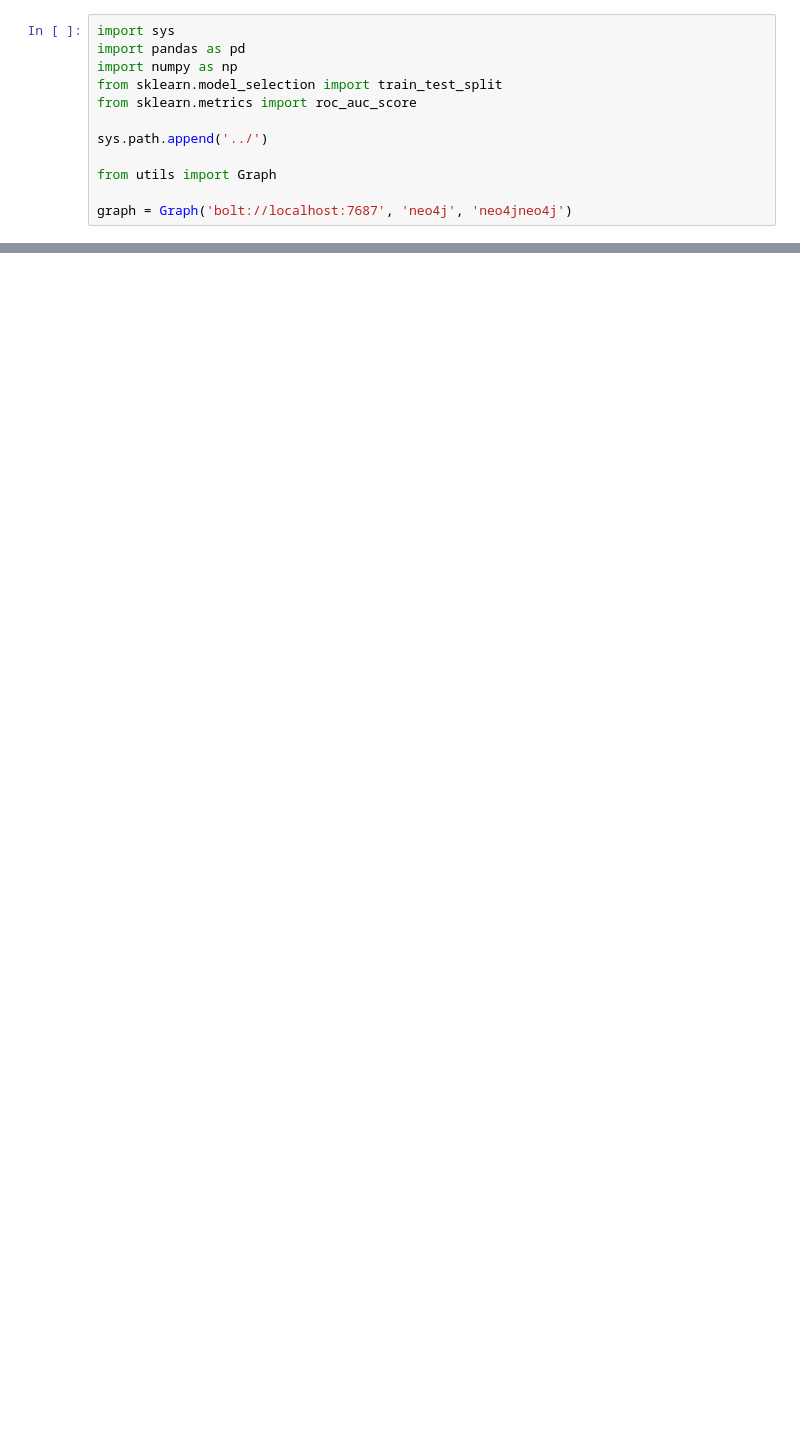
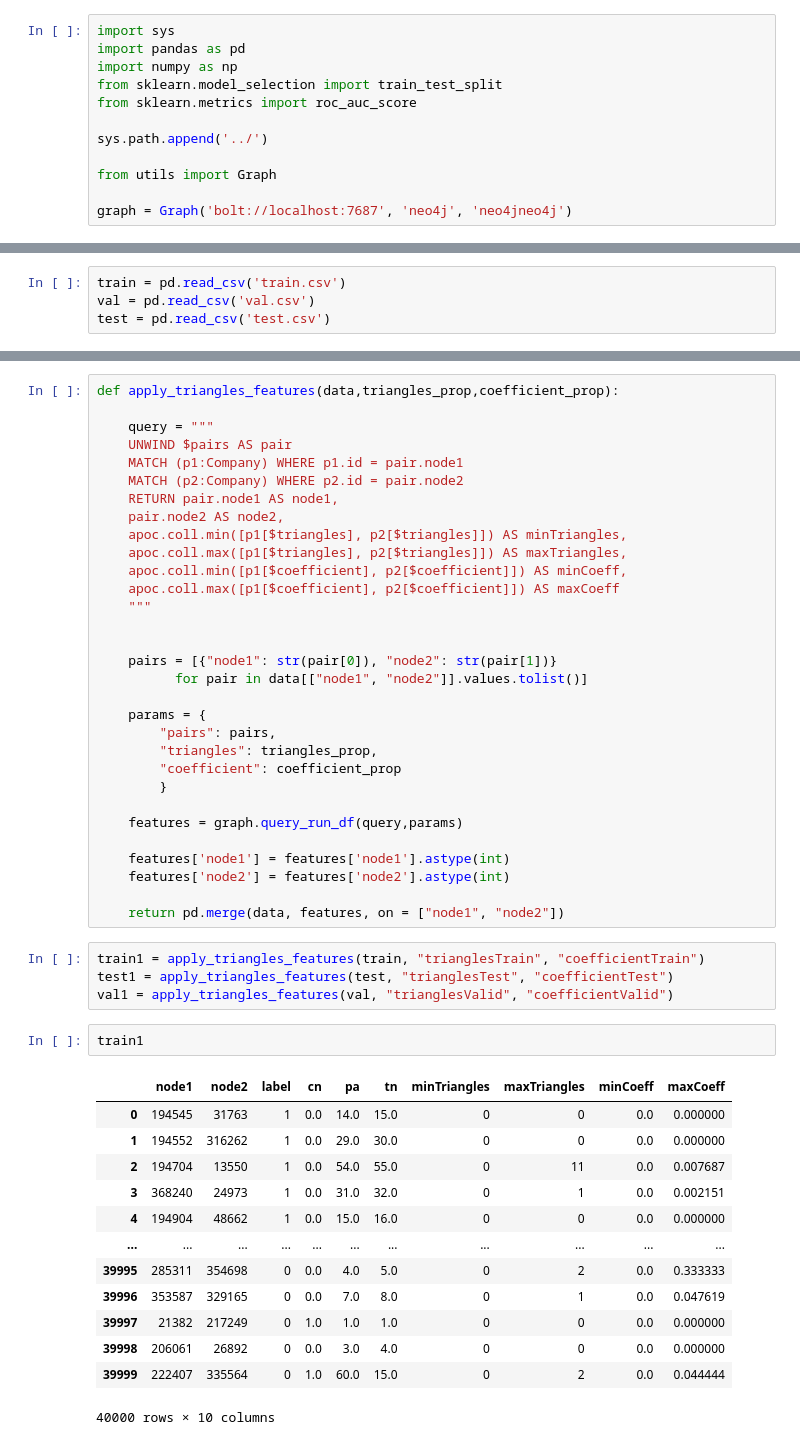
Before and after one commit to vaishnavdilip/Thesis, a Jupyter notebook: notebook/link_prediction.ipynb, the cells around one changed output, grey strips where cells are left out. Saved outputs shown, nothing was run; the diff lists cells and outputs as text; blank space fills up the shorter version.

```diff
--- a/notebook/link_prediction.ipynb
+++ b/notebook/link_prediction.ipynb
@@ -116,0 +357,4 @@ a.to_csv('train.csv', index=False)
+# %%
+train = pd.read_csv('train.csv')
+val = pd.read_csv('val.csv')
+test = pd.read_csv('test.csv')
@@ -116,0 +531,51 @@ a.to_csv('train.csv', index=False)
+# %%
+def apply_triangles_features(data,triangles_prop,coefficient_prop):
+
+    query = """
+    UNWIND $pairs AS pair
+    MATCH (p1:Company) WHERE p1.id = pair.node1
+    MATCH (p2:Company) WHERE p2.id = pair.node2
+    RETURN pair.node1 AS node1,
+    pair.node2 AS node2,
+    apoc.coll.min([p1[$triangles], p2[$triangles]]) AS minTriangles,
+    apoc.coll.max([p1[$triangles], p2[$triangles]]) AS maxTriangles,
+    apoc.coll.min([p1[$coefficient], p2[$coefficient]]) AS minCoeff,
+    apoc.coll.max([p1[$coefficient], p2[$coefficient]]) AS maxCoeff
+    """
+
+
+    pairs = [{"node1": str(pair[0]), "node2": str(pair[1])}
+          for pair in data[["node1", "node2"]].values.tolist()]
+
+    params = {
+        "pairs": pairs,
+        "triangles": triangles_prop,
+        "coefficient": coefficient_prop
+        }
+
+    features = graph.query_run_df(query,params)
+
+    features['node1'] = features['node1'].astype(int)
+    features['node2'] = features['node2'].astype(int)
+
+    return pd.merge(data, features, on = ["node1", "node2"])
+# %%
+train1 = apply_triangles_features(train, "trianglesTrain", "coefficientTrain")
+test1 = apply_triangles_features(test, "trianglesTest", "coefficientTest")
+val1 = apply_triangles_features(val, "trianglesValid", "coefficientValid")
+# %%
+train1
+# %% [output]
+|  | node1 | node2 | label | cn | pa | tn | minTriangles | maxTriangles | minCoeff | maxCoeff |
+| 0 | 194545 | 31763 | 1 | 0.0 | 14.0 | 15.0 | 0 | 0 | 0.0 | 0.000000 |
+| 1 | 194552 | 316262 | 1 | 0.0 | 29.0 | 30.0 | 0 | 0 | 0.0 | 0.000000 |
+| 2 | 194704 | 13550 | 1 | 0.0 | 54.0 | 55.0 | 0 | 11 | 0.0 | 0.007687 |
+| 3 | 368240 | 24973 | 1 | 0.0 | 31.0 | 32.0 | 0 | 1 | 0.0 | 0.002151 |
+| 4 | 194904 | 48662 | 1 | 0.0 | 15.0 | 16.0 | 0 | 0 | 0.0 | 0.000000 |
+| ... | ... | ... | ... | ... | ... | ... | ... | ... | ... | ... |
+| 39995 | 285311 | 354698 | 0 | 0.0 | 4.0 | 5.0 | 0 | 2 | 0.0 | 0.333333 |
+| 39996 | 353587 | 329165 | 0 | 0.0 | 7.0 | 8.0 | 0 | 1 | 0.0 | 0.047619 |
+| 39997 | 21382 | 217249 | 0 | 1.0 | 1.0 | 1.0 | 0 | 0 | 0.0 | 0.000000 |
+| 39998 | 206061 | 26892 | 0 | 0.0 | 3.0 | 4.0 | 0 | 0 | 0.0 | 0.000000 |
+| 39999 | 222407 | 335564 | 0 | 1.0 | 60.0 | 15.0 | 0 | 2 | 0.0 | 0.044444 |
+40000 rows × 10 columns
```
Also changed, not shown: parts of 50 cells of this notebook, 3 other files.
